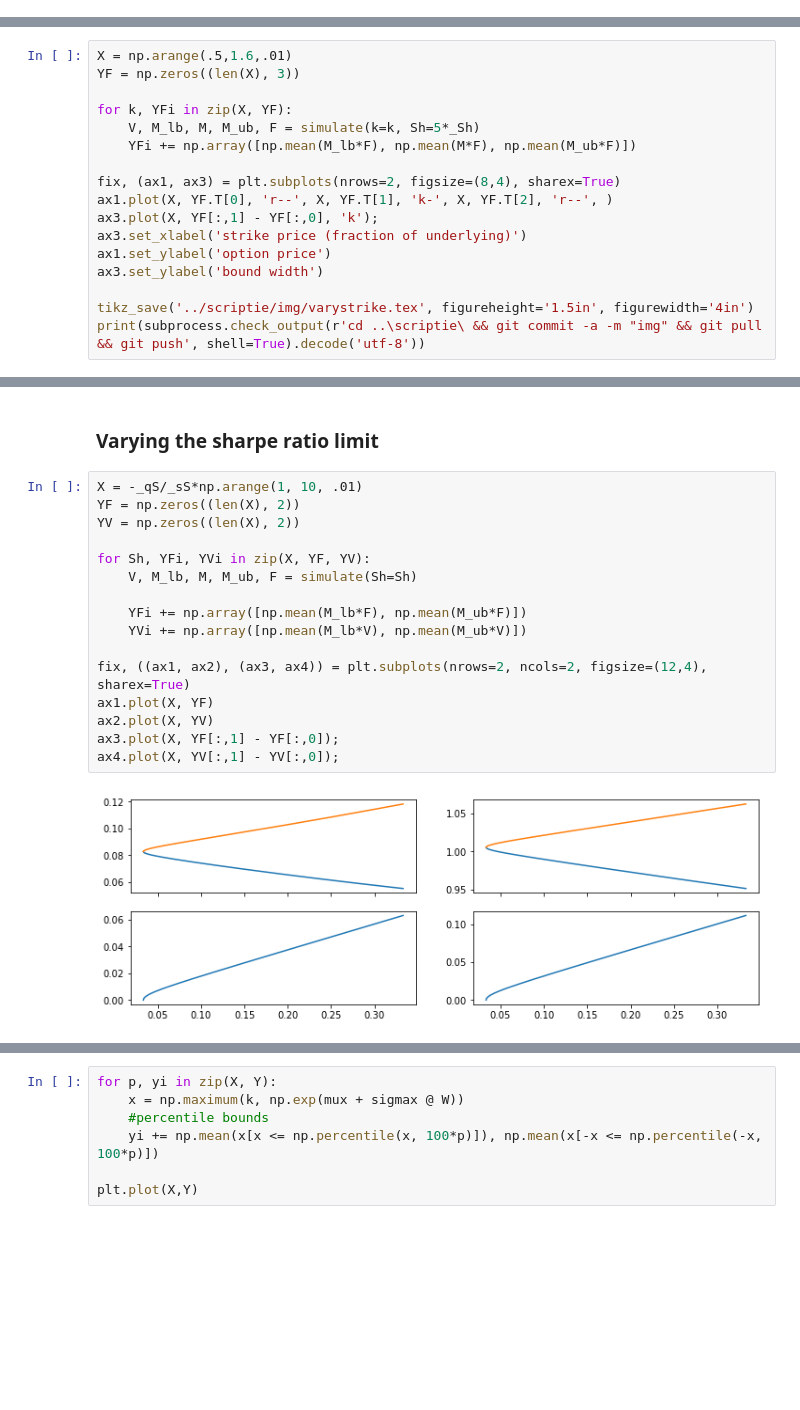
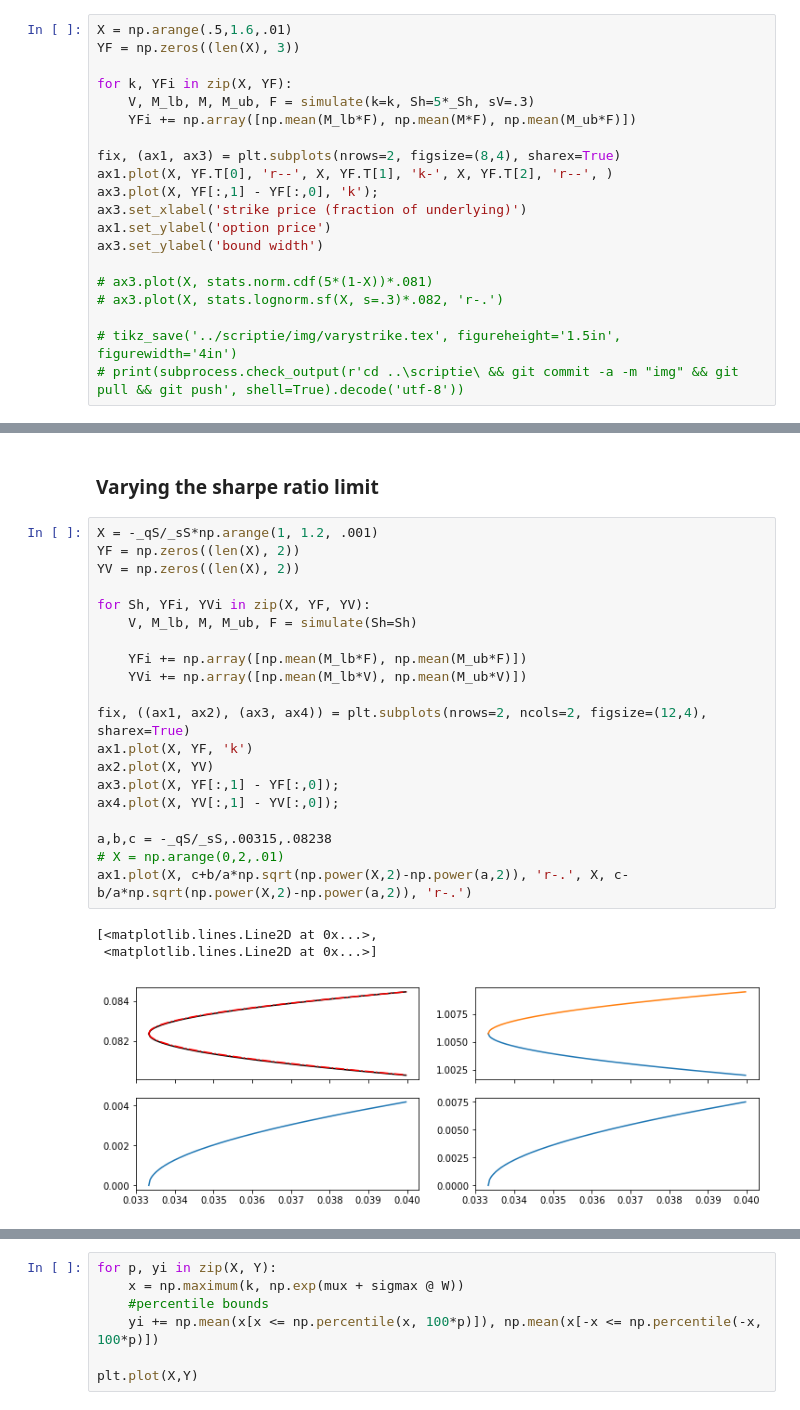
Before and after one commit to sebasv/thesis, a Jupyter notebook: Simulations.ipynb, the cells around one changed output, grey strips where cells are left out. Saved outputs shown, nothing was run; the diff lists cells and outputs as text; blank space fills up the shorter version.

```diff
--- a/Simulations.ipynb
+++ b/Simulations.ipynb
@@ -113,0 +118,20 @@ ax4.plot(X, YV[:,1] - YV[:,0]);
+# %%
+X = np.arange(.5,1.6,.01)
+YF = np.zeros((len(X), 3))
+
+for k, YFi in zip(X, YF):
+    V, M_lb, M, M_ub, F = simulate(k=k, Sh=5*_Sh, sV=.3)
+    YFi += np.array([np.mean(M_lb*F), np.mean(M*F), np.mean(M_ub*F)])
+
+fix, (ax1, ax3) = plt.subplots(nrows=2, figsize=(8,4), sharex=True)
+ax1.plot(X, YF.T[0], 'r--', X, YF.T[1], 'k-', X, YF.T[2], 'r--', )
+ax3.plot(X, YF[:,1] - YF[:,0], 'k');
+ax3.set_xlabel('strike price (fraction of underlying)')
+ax1.set_ylabel('option price')
+ax3.set_ylabel('bound width')
+
+# ax3.plot(X, stats.norm.cdf(5*(1-X))*.081)
+# ax3.plot(X, stats.lognorm.sf(X, s=.3)*.082, 'r-.')
+
+# tikz_save('../scriptie/img/varystrike.tex', figureheight='1.5in', figurewidth='4in')
+# print(subprocess.check_output(r'cd ..\scriptie\ && git commit -a -m "img" && git pull && git push', shell=True).decode('utf-8'))
@@ -135,17 +159,0 @@ ax4.plot(X, YV[:,1] - YV[:,0]);
-# %%
-X = np.arange(.5,1.6,.01)
-YF = np.zeros((len(X), 3))
-
-for k, YFi in zip(X, YF):
-    V, M_lb, M, M_ub, F = simulate(k=k, Sh=5*_Sh)
-    YFi += np.array([np.mean(M_lb*F), np.mean(M*F), np.mean(M_ub*F)])
-
-fix, (ax1, ax3) = plt.subplots(nrows=2, figsize=(8,4), sharex=True)
-ax1.plot(X, YF.T[0], 'r--', X, YF.T[1], 'k-', X, YF.T[2], 'r--', )
-ax3.plot(X, YF[:,1] - YF[:,0], 'k');
-ax3.set_xlabel('strike price (fraction of underlying)')
-ax1.set_ylabel('option price')
-ax3.set_ylabel('bound width')
-
-tikz_save('../scriptie/img/varystrike.tex', figureheight='1.5in', figurewidth='4in')
-print(subprocess.check_output(r'cd ..\scriptie\ && git commit -a -m "img" && git pull && git push', shell=True).decode('utf-8'))
@@ -167,20 +160,26 @@ CalledProcessError: Command 'cd ..\scriptie\ && git commit -a -m "img" && git pu
 # %% [markdown]
 ### Varying the sharpe ratio limit
 # %%
-X = -_qS/_sS*np.arange(1, 10, .01)
+X = -_qS/_sS*np.arange(1, 1.2, .001)
 YF = np.zeros((len(X), 2))
 YV = np.zeros((len(X), 2))
 
 for Sh, YFi, YVi in zip(X, YF, YV):
     V, M_lb, M, M_ub, F = simulate(Sh=Sh)
 
     YFi += np.array([np.mean(M_lb*F), np.mean(M_ub*F)])
     YVi += np.array([np.mean(M_lb*V), np.mean(M_ub*V)])
 
 fix, ((ax1, ax2), (ax3, ax4)) = plt.subplots(nrows=2, ncols=2, figsize=(12,4), sharex=True)
-ax1.plot(X, YF)
+ax1.plot(X, YF, 'k')
 ax2.plot(X, YV)
 ax3.plot(X, YF[:,1] - YF[:,0]);
 ax4.plot(X, YV[:,1] - YV[:,0]);
+
+a,b,c = -_qS/_sS,.00315,.08238
+# X = np.arange(0,2,.01)
+ax1.plot(X, c+b/a*np.sqrt(np.power(X,2)-np.power(a,2)), 'r-.', X, c-b/a*np.sqrt(np.power(X,2)-np.power(a,2)), 'r-.')
 # %% [output]
+[<matplotlib.lines.Line2D at 0x...>,
+ <matplotlib.lines.Line2D at 0x...>]
-[figure, old version]
+[figure, new version]
```
Also changed, not shown: parts of 10 cells of this notebook.
